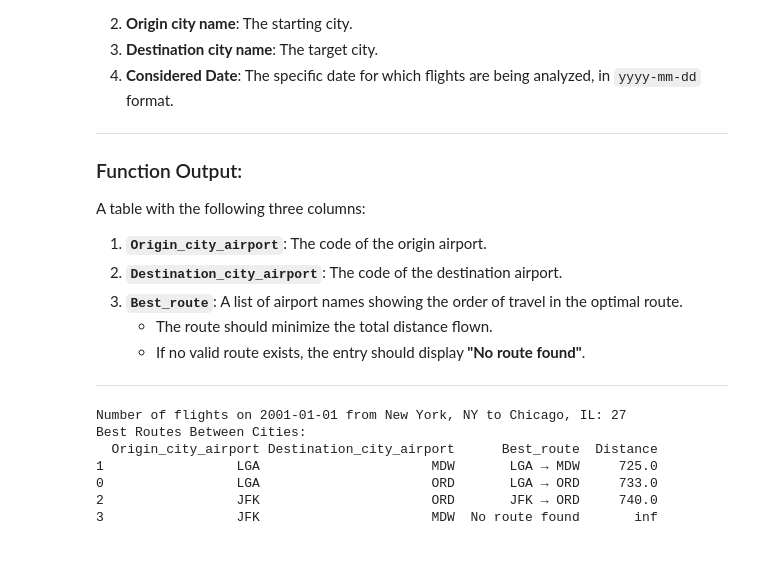
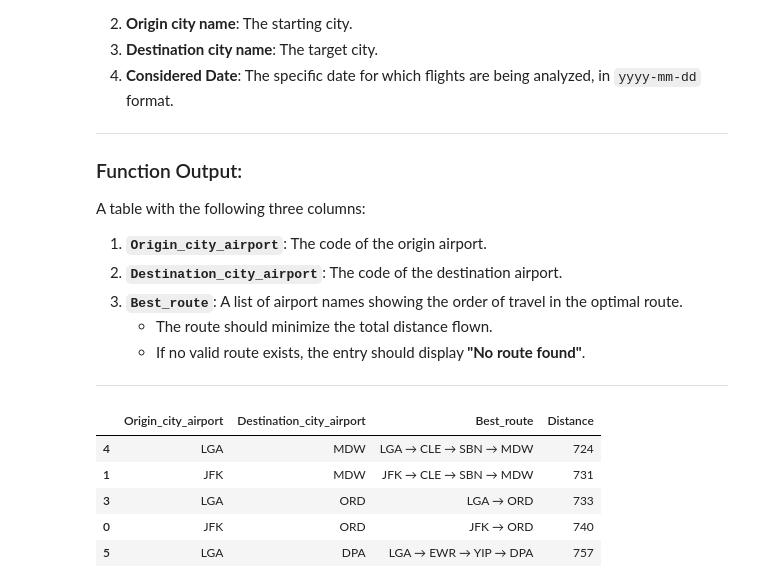
Before and after one commit to LinCannn/ADM-HW5, a Jupyter notebook: point_3.ipynb, the cells around one changed output. Saved outputs shown, nothing was run; the diff lists cells and outputs as text; code cells hidden in the pictures; blank space fills up the shorter version.

```diff
--- a/point_3.ipynb
+++ b/point_3.ipynb
@@ -119,21 +43,19 @@ class FlightNetwork:
 # %%
-file_path = 'C:/Users/EMILIO/Documents/università/ADM/ADM-HW5/ADM-HW5/Airports2.csv'
-
+from auxiliary_files.flight_network import FlightNetwork
+import pandas as pd
+import heapq
+flightnetwork = FlightNetwork()
+df = "C:/Users/EMILIO/Documents/università/ADM/ADM-HW5/nuovo adm 5/ADM-HW5/Airports2.csv"
 data = "2001-01-01"
 origin_city = "New York, NY"
 destination_city = "Chicago, IL"
 
-
-network, df = FlightNetwork.load_and_build_network(file_path, data, origin_city, destination_city)
-results = FlightNetwork.find_best_routes(network, df, origin_city, destination_city)
-
-print("Best Routes Between Cities:")
-print(results)
+results = flightnetwork.find_best_routes( df, data, origin_city, destination_city)
+results
 # %% [output]
-Number of flights on 2001-01-01 from New York, NY to Chicago, IL: 27
-Best Routes Between Cities:
-  Origin_city_airport Destination_city_airport      Best_route  Distance
-1                 LGA                      MDW       LGA → MDW     725.0
-0                 LGA                      ORD       LGA → ORD     733.0
-2                 JFK                      ORD       JFK → ORD     740.0
-3                 JFK                      MDW  No route found       inf
+|  | Origin_city_airport | Destination_city_airport | Best_route | Distance |
+| 4 | LGA | MDW | LGA → CLE → SBN → MDW | 724 |
+| 1 | JFK | MDW | JFK → CLE → SBN → MDW | 731 |
+| 3 | LGA | ORD | LGA → ORD | 733 |
+| 0 | JFK | ORD | JFK → ORD | 740 |
+| 5 | LGA | DPA | LGA → EWR → YIP → DPA | 757 |
```
Also changed, not shown: parts of 1 cell of this notebook, 3 other files.
